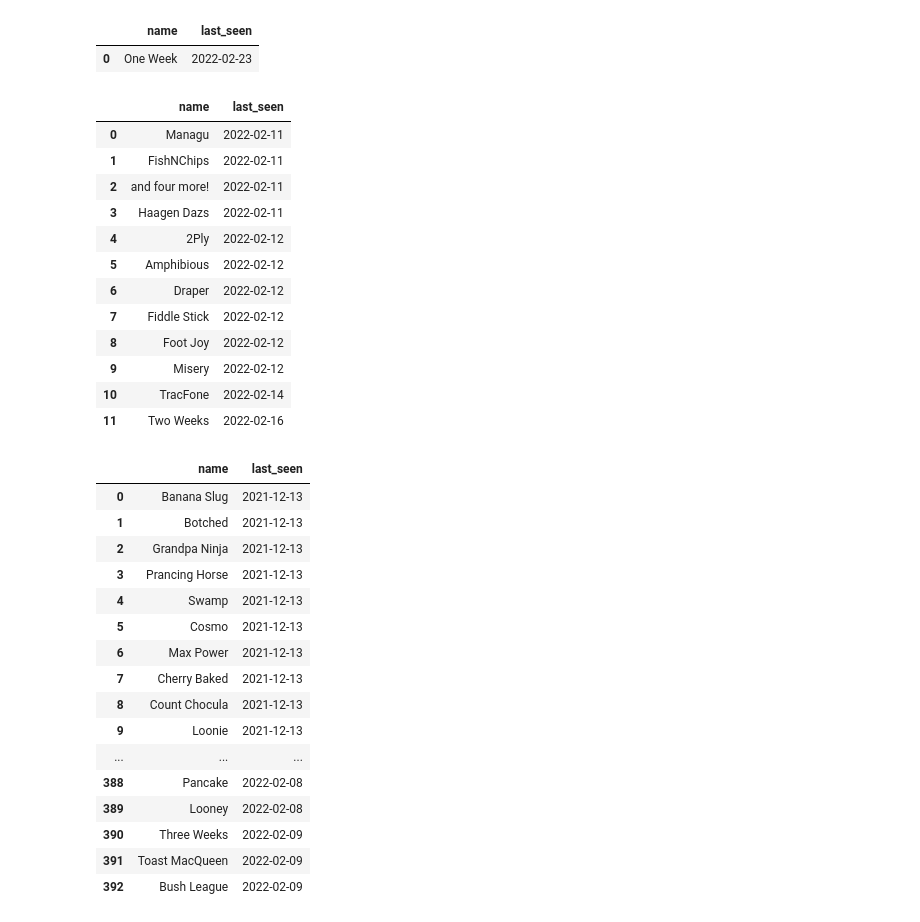
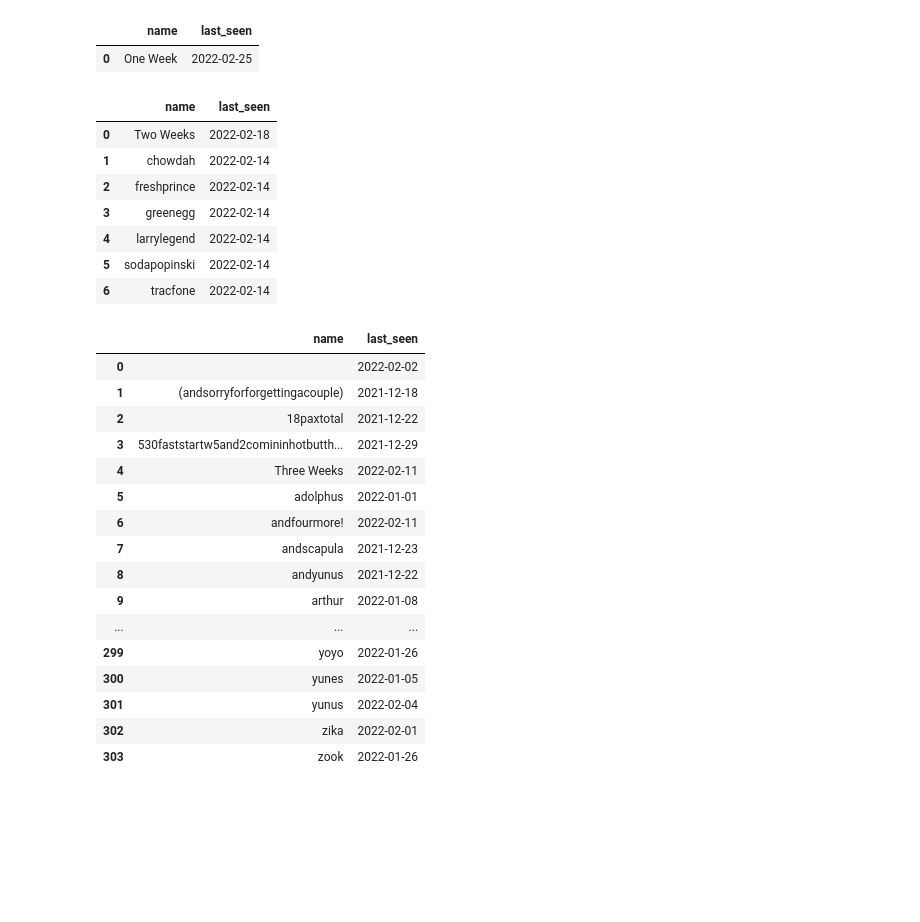
Before and after one commit to daaray/f3-churham-last-seen, a Jupyter notebook: bb.ipynb, the cells around one changed output. Saved outputs shown, nothing was run; the diff lists cells and outputs as text; code cells hidden in the pictures; blank space fills up the shorter version.

```diff
--- a/bb.ipynb
+++ b/bb.ipynb
@@ -41,12 +41,17 @@ with open('bb.csv', newline='', encoding='utf-8-sig') as csvfile:
         when = datetime.datetime.strptime(row['When'], '%m/%d/%Y').date()
 
         for pax in all_pax:
-            pax = pax.replace('(RESPECT)', '')
-            pax = pax.strip()
-            record = next((item for item in pax_last_seen if item['name'] == pax), None)
-            if record:
-                record['last_seen'] = when
-            else:
+            pax = pax.replace('(RESPECT)', '').replace(' ', '').lower()
+            updated = False
+            match = False
+            for i, record in enumerate(pax_last_seen):
+                if record['name'] == pax and not updated:
+                    match = True
+                    last_seen = pax_last_seen[i]['last_seen']
+                    if when > last_seen:
+                        pax_last_seen[i]['last_seen'] = when
+                        updated = True
+            if not match and not updated:
                 new_record = {
                     'name': pax,
                     'last_seen': when
@@ -54,45 +59,40 @@ with open('bb.csv', newline='', encoding='utf-8-sig') as csvfile:
                 pax_last_seen.append(new_record)
 # %%
 missing_one_week = [pax for pax in pax_last_seen if pax['last_seen'] < last_week and pax['last_seen'] > last_two_weeks]
-pd.DataFrame(sorted(missing_one_week, key = lambda i: i['last_seen']))
+pd.DataFrame(sorted(missing_one_week, key = lambda i: i['name']))
 # %% [output]
 |  | name | last_seen |
-| 0 | One Week | 2022-02-23 |
+| 0 | One Week | 2022-02-25 |
 # %%
 missing_two_week = [pax for pax in pax_last_seen if pax['last_seen'] < last_two_weeks and pax['last_seen'] > last_three_weeks]
-pd.DataFrame(sorted(missing_two_week, key = lambda i: i['last_seen']))
+pd.DataFrame(sorted(missing_two_week, key = lambda i: i['name']))
 # %% [output]
 |  | name | last_seen |
-| 0 | Managu | 2022-02-11 |
-| 1 | FishNChips | 2022-02-11 |
-| 2 | and four more! | 2022-02-11 |
-| 3 | Haagen Dazs | 2022-02-11 |
-| 4 | 2Ply | 2022-02-12 |
-| 5 | Amphibious | 2022-02-12 |
-| 6 | Draper | 2022-02-12 |
-| 7 | Fiddle Stick | 2022-02-12 |
-| 8 | Foot Joy | 2022-02-12 |
-| 9 | Misery | 2022-02-12 |
-| 10 | TracFone | 2022-02-14 |
-| 11 | Two Weeks | 2022-02-16 |
+| 0 | Two Weeks | 2022-02-18 |
+| 1 | chowdah | 2022-02-14 |
+| 2 | freshprince | 2022-02-14 |
+| 3 | greenegg | 2022-02-14 |
+| 4 | larrylegend | 2022-02-14 |
+| 5 | sodapopinski | 2022-02-14 |
+| 6 | tracfone | 2022-02-14 |
 # %%
 missing_three_weeks_or_more = [pax for pax in pax_last_seen if pax['last_seen'] < last_three_weeks]
-pd.DataFrame(sorted(missing_three_weeks_or_more, key = lambda i: i['last_seen']))
+pd.DataFrame(sorted(missing_three_weeks_or_more, key = lambda i: i['name']))
 # %% [output]
 |  | name | last_seen |
-| 0 | Banana Slug | 2021-12-13 |
-| 1 | Botched | 2021-12-13 |
-| 2 | Grandpa Ninja | 2021-12-13 |
-| 3 | Prancing Horse | 2021-12-13 |
-| 4 | Swamp | 2021-12-13 |
-| 5 | Cosmo | 2021-12-13 |
-| 6 | Max Power | 2021-12-13 |
-| 7 | Cherry Baked | 2021-12-13 |
-| 8 | Count Chocula | 2021-12-13 |
-| 9 | Loonie | 2021-12-13 |
+| 0 |  | 2022-02-02 |
+| 1 | (andsorryforforgettingacouple) | 2021-12-18 |
+| 2 | 18paxtotal | 2021-12-22 |
+| 3 | 530faststartw5and2comininhotbutth... | 2021-12-29 |
+| 4 | Three Weeks | 2022-02-11 |
+| 5 | adolphus | 2022-01-01 |
+| 6 | andfourmore! | 2022-02-11 |
+| 7 | andscapula | 2021-12-23 |
+| 8 | andyunus | 2021-12-22 |
+| 9 | arthur | 2022-01-08 |
 | ... | ... | ... |
-| 388 | Pancake | 2022-02-08 |
-| 389 | Looney | 2022-02-08 |
-| 390 | Three Weeks | 2022-02-09 |
-| 391 | Toast MacQueen | 2022-02-09 |
-| 392 | Bush League | 2022-02-09 |
+| 299 | yoyo | 2022-01-26 |
+| 300 | yunes | 2022-01-05 |
+| 301 | yunus | 2022-02-04 |
+| 302 | zika | 2022-02-01 |
+| 303 | zook | 2022-01-26 |
```
